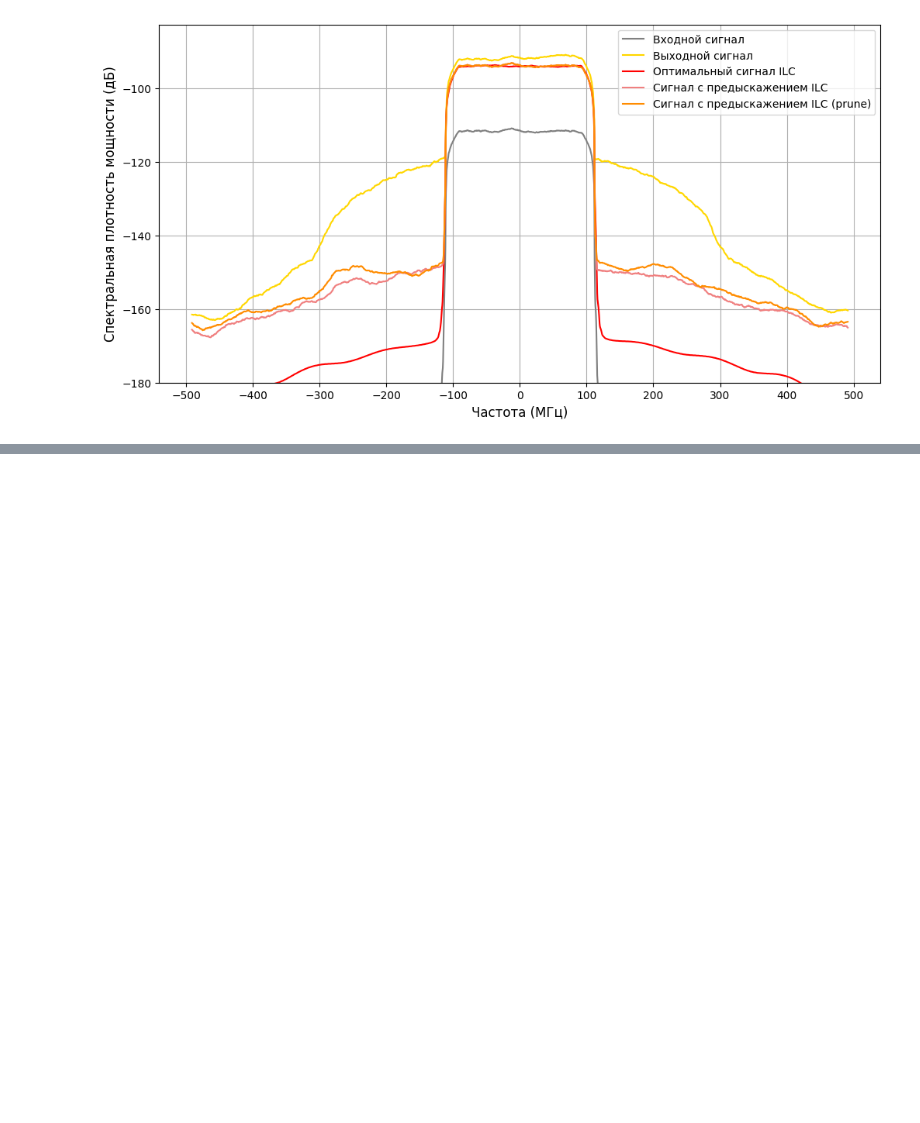
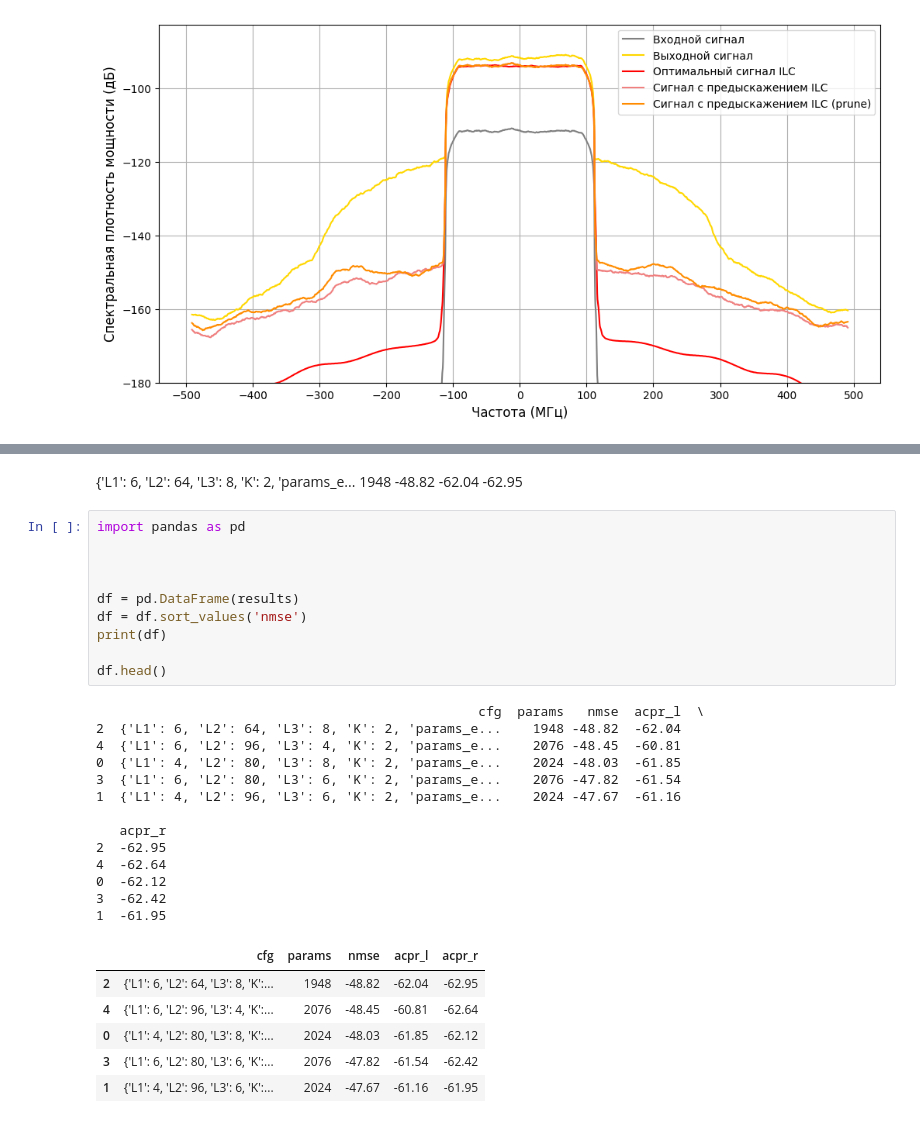
Before and after one commit to pasmornov-m/DPD_Research, a Jupyter notebook: dev_leann.ipynb, the cells around one changed output, grey strips where cells are left out. Drawn from its saved outputs; the diff is of its cells as text; blank space fills up the shorter version.

```diff
--- a/dev_leann.ipynb
+++ b/dev_leann.ipynb
@@ -850,0 +565,32 @@ plt.show()
+# %% [markdown]
+{'L1': 6, 'L2': 64, 'L3': 8, 'K': 2, 'params_e...	1948	-48.82	-62.04	-62.95
+# %%
+import pandas as pd
+
+
+
+df = pd.DataFrame(results)
+df = df.sort_values('nmse')
+print(df)
+
+df.head()
+# %% [output]
+                                                 cfg  params   nmse  acpr_l  \
+2  {'L1': 6, 'L2': 64, 'L3': 8, 'K': 2, 'params_e...    1948 -48.82  -62.04
+4  {'L1': 6, 'L2': 96, 'L3': 4, 'K': 2, 'params_e...    2076 -48.45  -60.81
+0  {'L1': 4, 'L2': 80, 'L3': 8, 'K': 2, 'params_e...    2024 -48.03  -61.85
+3  {'L1': 6, 'L2': 80, 'L3': 6, 'K': 2, 'params_e...    2076 -47.82  -61.54
+1  {'L1': 4, 'L2': 96, 'L3': 6, 'K': 2, 'params_e...    2024 -47.67  -61.16
+
+   acpr_r
+2  -62.95
+4  -62.64
+0  -62.12
+3  -62.42
+1  -61.95
+|  | cfg | params | nmse | acpr_l | acpr_r |
+| 2 | {'L1': 6, 'L2': 64, 'L3': 8, 'K':... | 1948 | -48.82 | -62.04 | -62.95 |
+| 4 | {'L1': 6, 'L2': 96, 'L3': 4, 'K':... | 2076 | -48.45 | -60.81 | -62.64 |
+| 0 | {'L1': 4, 'L2': 80, 'L3': 8, 'K':... | 2024 | -48.03 | -61.85 | -62.12 |
+| 3 | {'L1': 6, 'L2': 80, 'L3': 6, 'K':... | 2076 | -47.82 | -61.54 | -62.42 |
+| 1 | {'L1': 4, 'L2': 96, 'L3': 6, 'K':... | 2024 | -47.67 | -61.16 | -61.95 |
```
Also changed, not shown: parts of 21 cells of this notebook, 51 other files.
